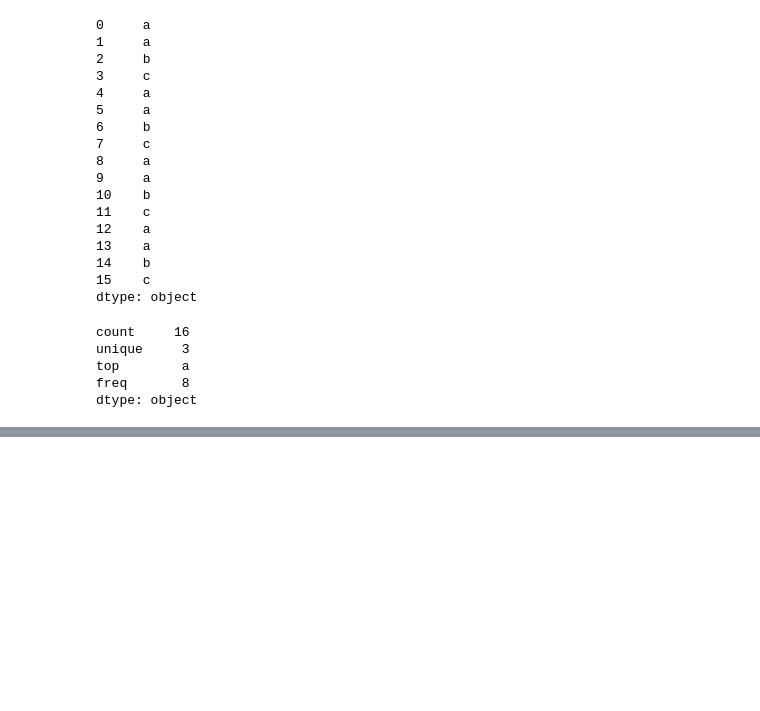
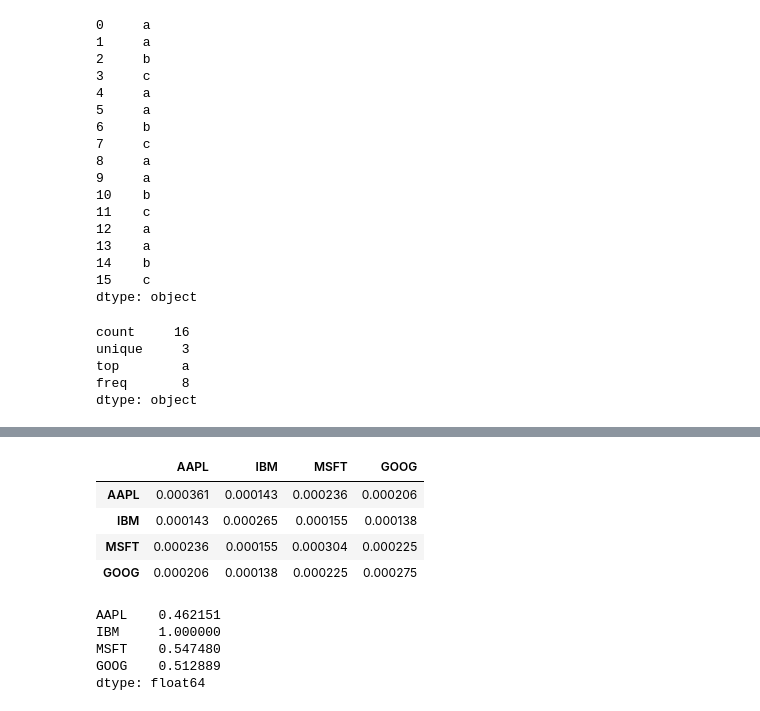
Before and after one commit to cristinacampos92/Pandas, a Jupyter notebook: Basic_Pandas.ipynb, the cells around one changed output, grey strips where cells are left out. Saved outputs shown, nothing was run; the diff lists cells and outputs as text; code cells hidden in the pictures; blank space fills up the shorter version.

```diff
--- a/Basic_Pandas.ipynb
+++ b/Basic_Pandas.ipynb
@@ -1464,0 +1540,16 @@ dtype: object
+# %%
+returns.cov()
+# %% [output]
+|  | AAPL | IBM | MSFT | GOOG |
+| AAPL | 0.000361 | 0.000143 | 0.000236 | 0.000206 |
+| IBM | 0.000143 | 0.000265 | 0.000155 | 0.000138 |
+| MSFT | 0.000236 | 0.000155 | 0.000304 | 0.000225 |
+| GOOG | 0.000206 | 0.000138 | 0.000225 | 0.000275 |
+# %%
+returns.corrwith(returns.IBM)
+# %% [output]
+AAPL    0.462151
+IBM     1.000000
+MSFT    0.547480
+GOOG    0.512889
+dtype: float64
```
Also changed, not shown: parts of 32 cells of this notebook, 5 other files.
